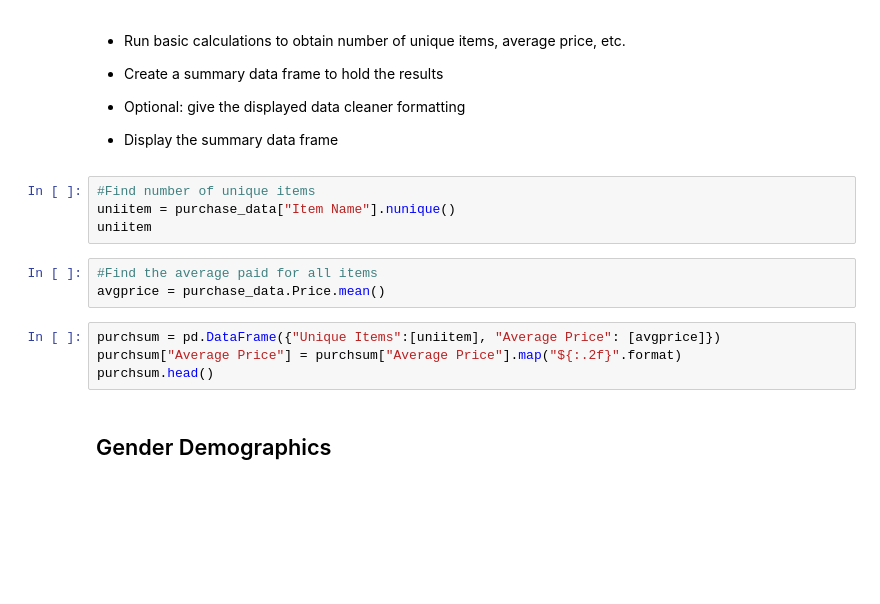
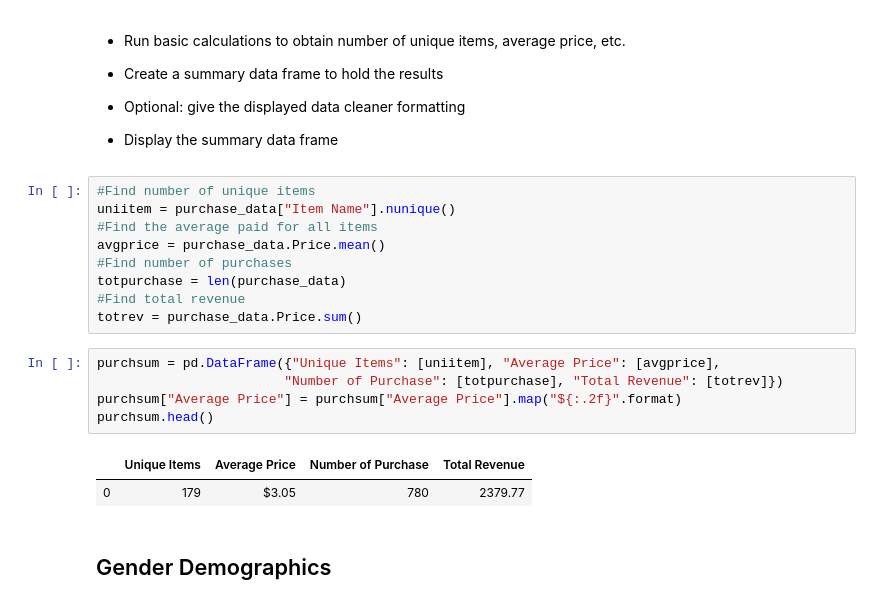
Before and after one commit to UncelSoogar/SMU_Homework, a Jupyter notebook: Submissions/4_Pandas/HeroesOfPymoli/HeroesOfPymoli.ipynb, the cells around one changed output. Drawn from its saved outputs; the diff is of its cells as text; blank space fills up the shorter version.

```diff
--- a/Submissions/4_Pandas/HeroesOfPymoli/HeroesOfPymoli.ipynb
+++ b/Submissions/4_Pandas/HeroesOfPymoli/HeroesOfPymoli.ipynb
@@ -40,14 +41,20 @@ tplay
 # %%
 #Find number of unique items
 uniitem = purchase_data["Item Name"].nunique()
-uniitem
+#Find the average paid for all items
+avgprice = purchase_data.Price.mean()
+#Find number of purchases
+totpurchase = len(purchase_data)
+#Find total revenue
+totrev = purchase_data.Price.sum()
-# %%
-#Find the average paid for all items
-avgprice = purchase_data.Price.mean()
 # %%
-purchsum = pd.DataFrame({"Unique Items":[uniitem], "Average Price": [avgprice]})
+purchsum = pd.DataFrame({"Unique Items": [uniitem], "Average Price": [avgprice],
+                        "Number of Purchase": [totpurchase], "Total Revenue": [totrev]})
 purchsum["Average Price"] = purchsum["Average Price"].map("${:.2f}".format)
 purchsum.head()
+# %% [output]
+|  | Unique Items | Average Price | Number of Purchase | Total Revenue |
+| 0 | 179 | $3.05 | 780 | 2379.77 |
 # %% [markdown]
 ## Gender Demographics
 # %% [markdown]
```
Also changed, not shown: parts of 25 cells of this notebook, 2 other files.
